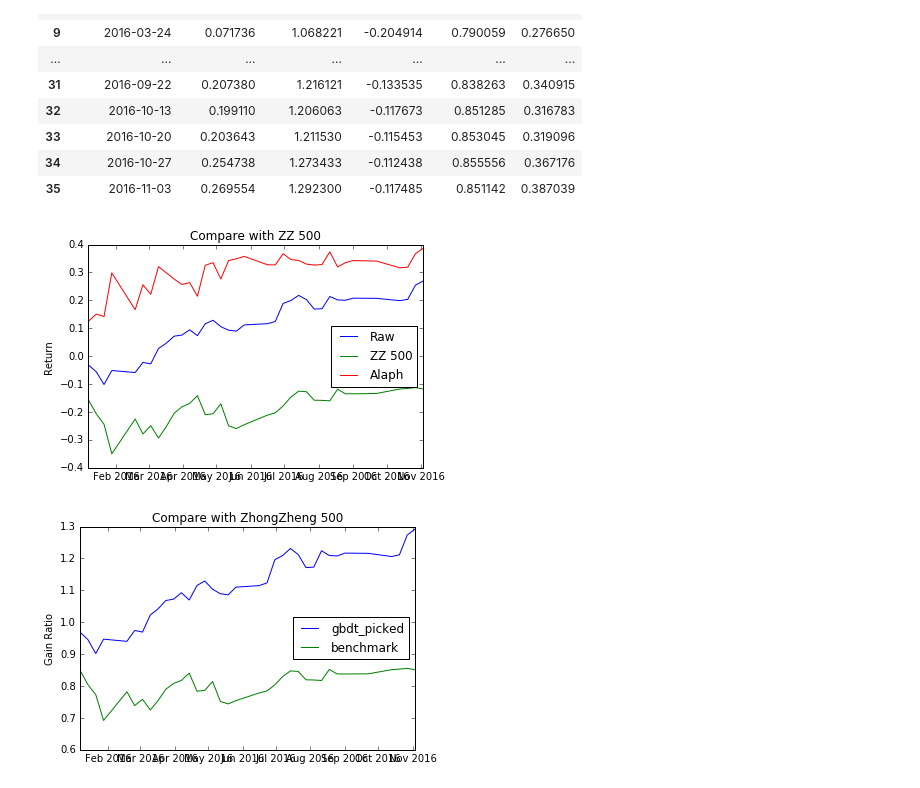
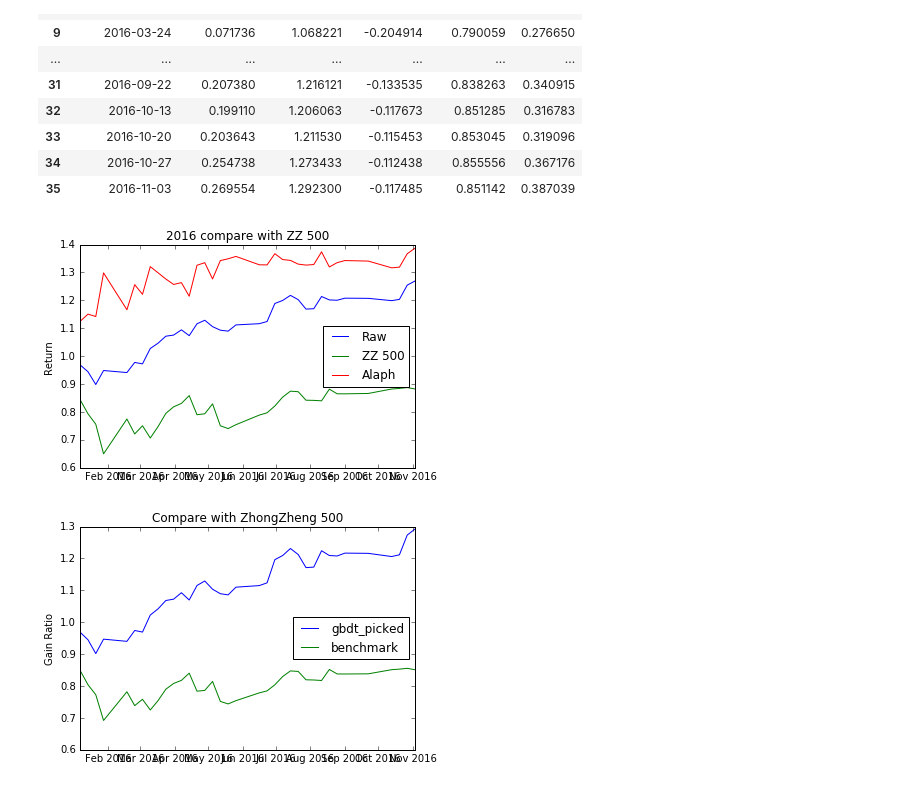
Before and after one commit to zhangjiaqi/innovation_stock, a Jupyter notebook: scripts/11_compare_with_zhongzheng.ipynb, the cells around one changed output. Drawn from its saved outputs; the diff is of its cells as text; code cells hidden in the pictures.

Commit message:
update compare result

```diff
--- a/scripts/11_compare_with_zhongzheng.ipynb
+++ b/scripts/11_compare_with_zhongzheng.ipynb
@@ -275,18 +234,17 @@ result
 # %%
 
 # plot curves and vertical lines for best iterations
-plt.plot(result['transaction_date'], result['gbdt_c_gain'], label='Raw')
-plt.plot(result['transaction_date'], result['bench_gain'], label='ZZ 500')
-plt.plot(result['transaction_date'], result['diff_gain'], label='Alaph')
+plt.plot(result['transaction_date'], 1+result['gbdt_c_gain'], label='Raw')
+plt.plot(result['transaction_date'], 1+result['bench_gain'], label='ZZ 500')
+plt.plot(result['transaction_date'], 1+result['diff_gain'], label='Alaph')
 
 plt.ylabel('Return ')
-plt.title('Compare with ZZ 500')
+plt.title('2016 compare with ZZ 500')
 plt.legend(loc="right")
 
-
 plt.show()
 # %% [output]
-[figure, old version]
+[figure, new version]
 # %%
 # plot curves and vertical lines for best iterations
 plt.plot(result['transaction_date'], result['gbdt_c_prod'], label='gbdt_picked')
```
Also changed, not shown: parts of 2 cells of this notebook, 2 other files.
